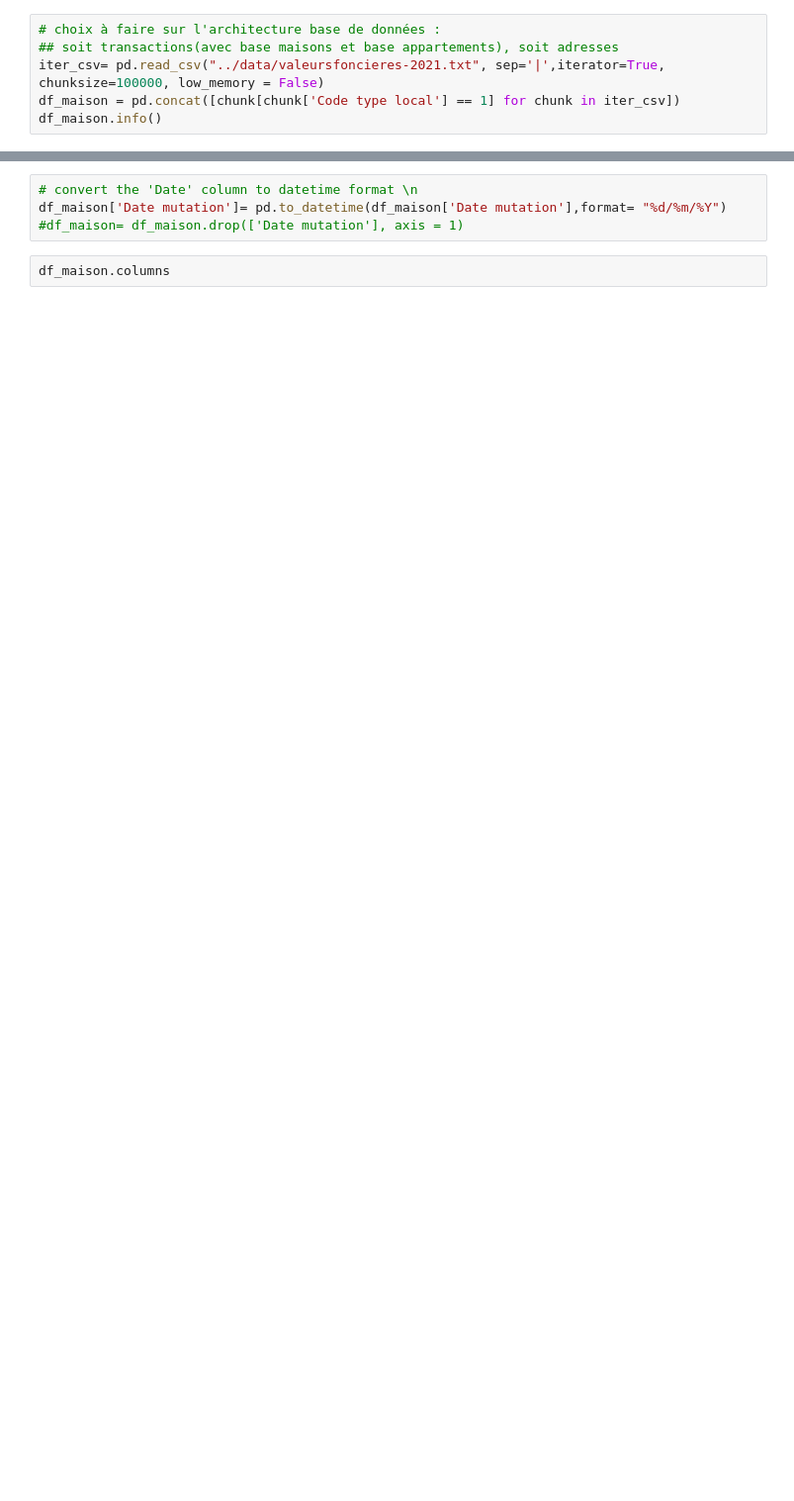
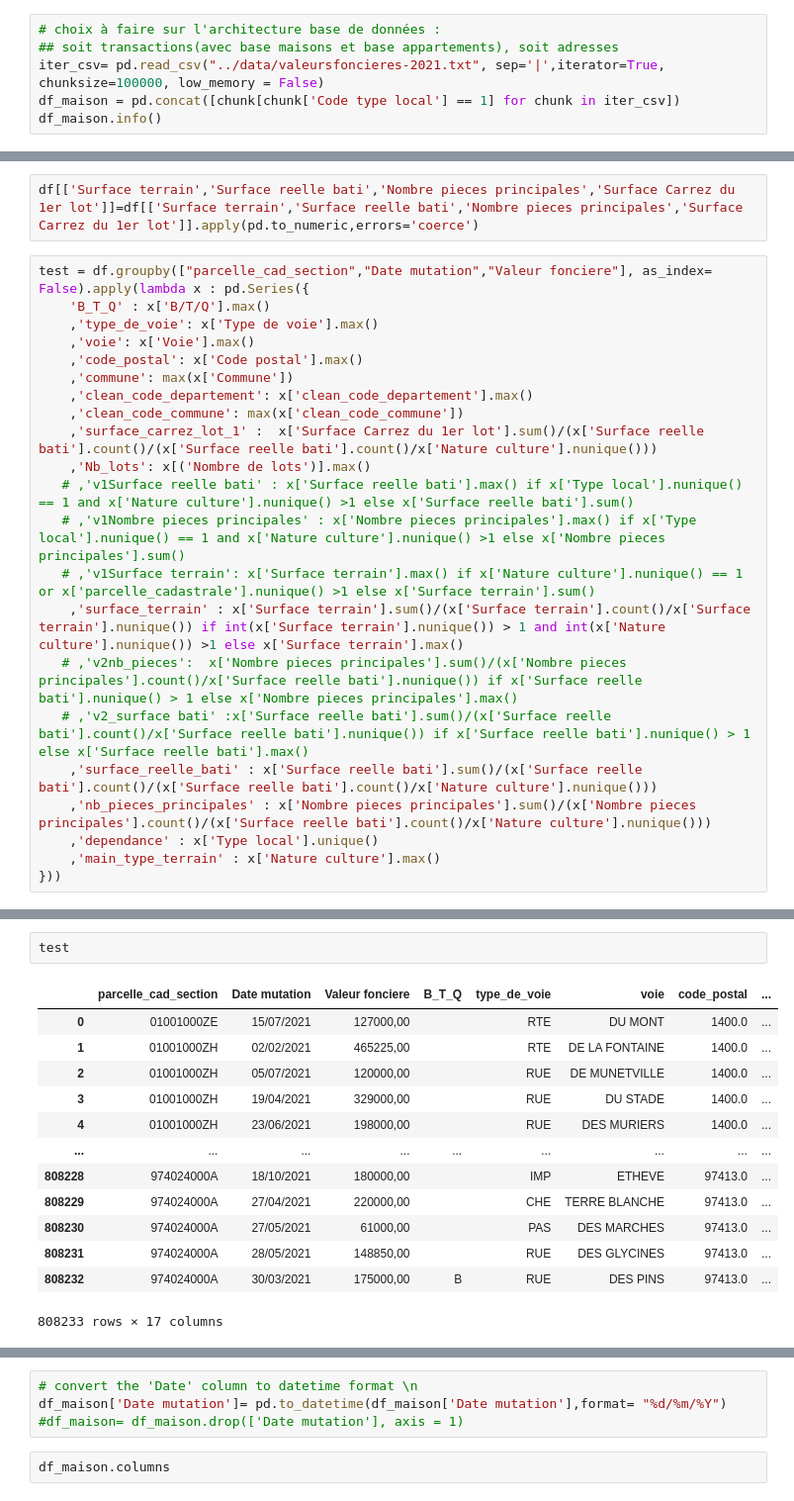
Before and after one commit to PierreBeylard/house_prediction, a Jupyter notebook: notebooks/creation_enrichissement_db_corrected2.ipynb, the cells around one changed output, grey strips where cells are left out. Shown at 99% size. Saved outputs shown, nothing was run; the diff lists cells and outputs as text; blank space fills up the shorter version.

```diff
--- a/notebooks/creation_enrichissement_db_corrected2.ipynb
+++ b/notebooks/creation_enrichissement_db_corrected2.ipynb
@@ -193,0 +237,24 @@ Index(['No disposition', 'Date mutation', 'Nature mutation', 'Valeur fonciere',
+# %%
+df[['Surface terrain','Surface reelle bati','Nombre pieces principales','Surface Carrez du 1er lot']]=df[['Surface terrain','Surface reelle bati','Nombre pieces principales','Surface Carrez du 1er lot']].apply(pd.to_numeric,errors='coerce')
+# %%
+test = df.groupby(["parcelle_cad_section","Date mutation","Valeur fonciere"], as_index= False).apply(lambda x : pd.Series({
+    'B_T_Q' : x['B/T/Q'].max()
+    ,'type_de_voie': x['Type de voie'].max()
+    ,'voie': x['Voie'].max()
+    ,'code_postal': x['Code postal'].max()
+    ,'commune': max(x['Commune'])
+    ,'clean_code_departement': x['clean_code_departement'].max()
+    ,'clean_code_commune': max(x['clean_code_commune'])
+    ,'surface_carrez_lot_1' :  x['Surface Carrez du 1er lot'].sum()/(x['Surface reelle bati'].count()/(x['Surface reelle bati'].count()/x['Nature culture'].nunique()))
+    ,'Nb_lots': x[('Nombre de lots')].max()
+   # ,'v1Surface reelle bati' : x['Surface reelle bati'].max() if x['Type local'].nunique() == 1 and x['Nature culture'].nunique() >1 else x['Surface reelle bati'].sum()
+   # ,'v1Nombre pieces principales' : x['Nombre pieces principales'].max() if x['Type local'].nunique() == 1 and x['Nature culture'].nunique() >1 else x['Nombre pieces principales'].sum()
+   # ,'v1Surface terrain': x['Surface terrain'].max() if x['Nature culture'].nunique() == 1 or x['parcelle_cadastrale'].nunique() >1 else x['Surface terrain'].sum()
+    ,'surface_terrain' : x['Surface terrain'].sum()/(x['Surface terrain'].count()/x['Surface terrain'].nunique()) if int(x['Surface terrain'].nunique()) > 1 and int(x['Nature culture'].nunique()) >1 else x['Surface terrain'].max()
+   # ,'v2nb_pieces':  x['Nombre pieces principales'].sum()/(x['Nombre pieces principales'].count()/x['Surface reelle bati'].nunique()) if x['Surface reelle bati'].nunique() > 1 else x['Nombre pieces principales'].max()
+   # ,'v2_surface bati' :x['Surface reelle bati'].sum()/(x['Surface reelle bati'].count()/x['Surface reelle bati'].nunique()) if x['Surface reelle bati'].nunique() > 1 else x['Surface reelle bati'].max()
+    ,'surface_reelle_bati' : x['Surface reelle bati'].sum()/(x['Surface reelle bati'].count()/(x['Surface reelle bati'].count()/x['Nature culture'].nunique()))
+    ,'nb_pieces_principales' : x['Nombre pieces principales'].sum()/(x['Nombre pieces principales'].count()/(x['Surface reelle bati'].count()/x['Nature culture'].nunique()))
+    ,'dependance' : x['Type local'].unique()
+    ,'main_type_terrain' : x['Nature culture'].max()
+}))
@@ -193,0 +274,16 @@ Index(['No disposition', 'Date mutation', 'Nature mutation', 'Valeur fonciere',
+# %%
+test
+# %% [output]
+|  | parcelle_cad_section | Date mutation | Valeur fonciere | B_T_Q | type_de_voie | voie | code_postal | ... |
+| 0 | 01001000ZE | 15/07/2021 | 127000,00 |  | RTE | DU MONT | 1400.0 | ... |
+| 1 | 01001000ZH | 02/02/2021 | 465225,00 |  | RTE | DE LA FONTAINE | 1400.0 | ... |
+| 2 | 01001000ZH | 05/07/2021 | 120000,00 |  | RUE | DE MUNETVILLE | 1400.0 | ... |
+| 3 | 01001000ZH | 19/04/2021 | 329000,00 |  | RUE | DU STADE | 1400.0 | ... |
+| 4 | 01001000ZH | 23/06/2021 | 198000,00 |  | RUE | DES MURIERS | 1400.0 | ... |
+| ... | ... | ... | ... | ... | ... | ... | ... | ... |
+| 808228 | 974024000A | 18/10/2021 | 180000,00 |  | IMP | ETHEVE | 97413.0 | ... |
+| 808229 | 974024000A | 27/04/2021 | 220000,00 |  | CHE | TERRE BLANCHE | 97413.0 | ... |
+| 808230 | 974024000A | 27/05/2021 | 61000,00 |  | PAS | DES MARCHES | 97413.0 | ... |
+| 808231 | 974024000A | 28/05/2021 | 148850,00 |  | RUE | DES GLYCINES | 97413.0 | ... |
+| 808232 | 974024000A | 30/03/2021 | 175000,00 | B | RUE | DES PINS | 97413.0 | ... |
+808233 rows × 17 columns
```
Also changed, not shown: parts of 39 cells of this notebook.
